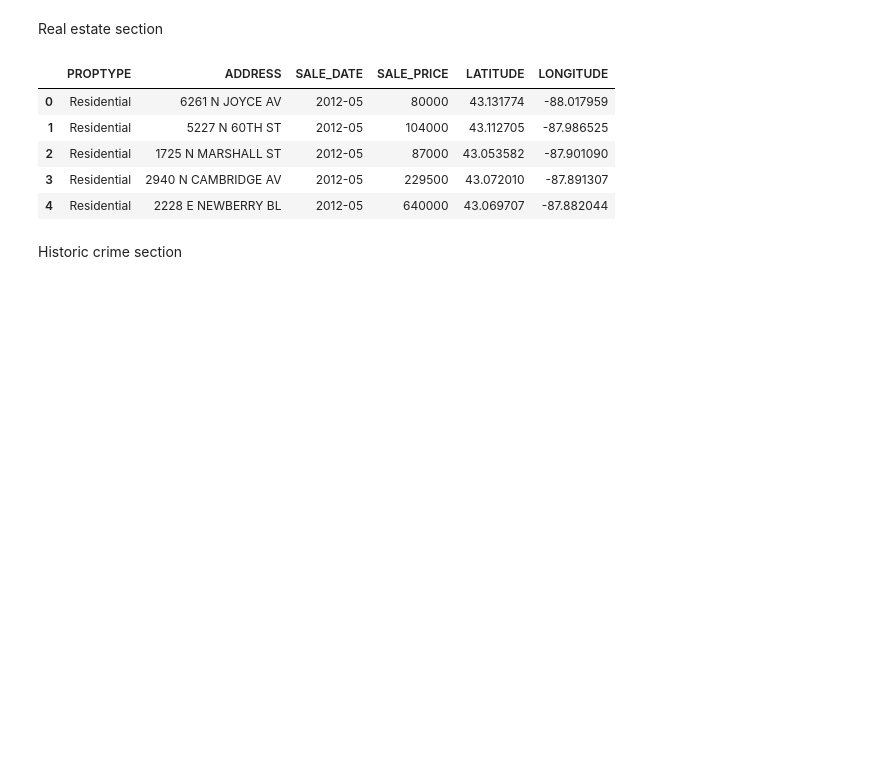
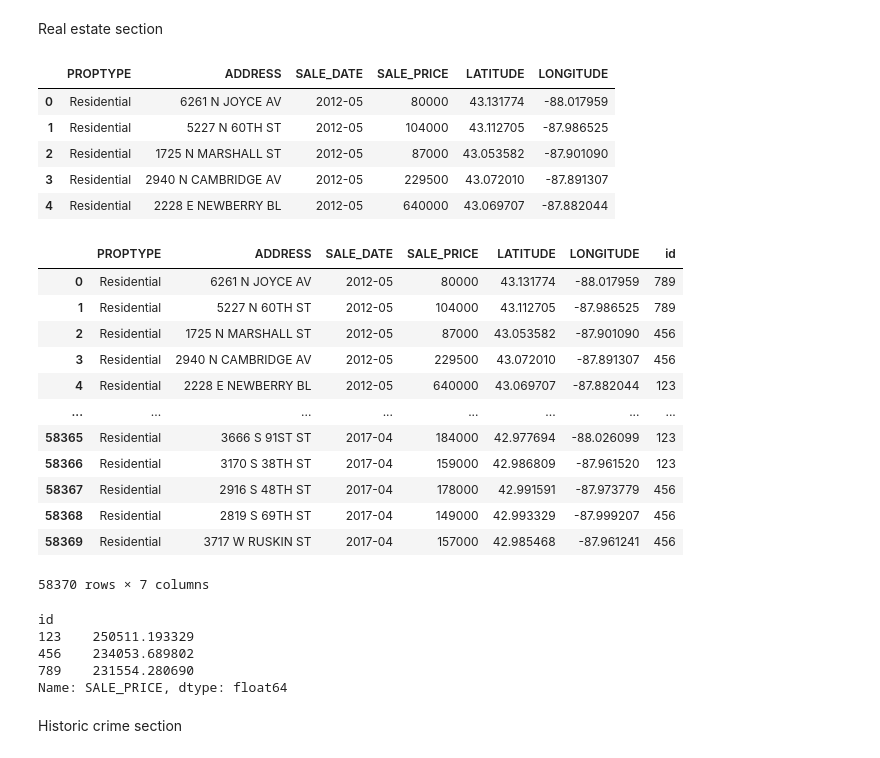
Before and after one commit to ecarrasco07/CrimeReportDS, a Jupyter notebook: analysis/EDA.ipynb, the cells around one changed output. Saved outputs shown, nothing was run; the diff lists cells and outputs as text; code cells hidden in the pictures; blank space fills up the shorter version.

```diff
--- a/analysis/EDA.ipynb
+++ b/analysis/EDA.ipynb
@@ -292,6 +343,37 @@ real_estate.head()
 | 2 | Residential | 1725 N MARSHALL ST | 2012-05 | 87000 | 43.053582 | -87.901090 |
 | 3 | Residential | 2940 N CAMBRIDGE AV | 2012-05 | 229500 | 43.072010 | -87.891307 |
 | 4 | Residential | 2228 E NEWBERRY BL | 2012-05 | 640000 | 43.069707 | -87.882044 |
+# %%
+import random
+
+def assign_rand_id(row):
+    row['id'] = random.choice(['123','456','789'])
+    return row
+
+real_estate = real_estate.apply(lambda row: assign_rand_id(row),axis = 1)
+real_estate
+# %% [output]
+|  | PROPTYPE | ADDRESS | SALE_DATE | SALE_PRICE | LATITUDE | LONGITUDE | id |
+| 0 | Residential | 6261 N JOYCE AV | 2012-05 | 80000 | 43.131774 | -88.017959 | 789 |
+| 1 | Residential | 5227 N 60TH ST | 2012-05 | 104000 | 43.112705 | -87.986525 | 789 |
+| 2 | Residential | 1725 N MARSHALL ST | 2012-05 | 87000 | 43.053582 | -87.901090 | 456 |
+| 3 | Residential | 2940 N CAMBRIDGE AV | 2012-05 | 229500 | 43.072010 | -87.891307 | 456 |
+| 4 | Residential | 2228 E NEWBERRY BL | 2012-05 | 640000 | 43.069707 | -87.882044 | 123 |
+| ... | ... | ... | ... | ... | ... | ... | ... |
+| 58365 | Residential | 3666 S 91ST ST | 2017-04 | 184000 | 42.977694 | -88.026099 | 123 |
+| 58366 | Residential | 3170 S 38TH ST | 2017-04 | 159000 | 42.986809 | -87.961520 | 123 |
+| 58367 | Residential | 2916 S 48TH ST | 2017-04 | 178000 | 42.991591 | -87.973779 | 456 |
+| 58368 | Residential | 2819 S 69TH ST | 2017-04 | 149000 | 42.993329 | -87.999207 | 456 |
+| 58369 | Residential | 3717 W RUSKIN ST | 2017-04 | 157000 | 42.985468 | -87.961241 | 456 |
+58370 rows × 7 columns
+# %%
+real_estate.groupby('id')['SALE_PRICE'].mean()
+# %% [output]
+id
+123    250511.193329
+456    234053.689802
+789    231554.280690
+Name: SALE_PRICE, dtype: float64
 # %% [markdown]
 Historic crime section
 # %%
```
Also changed, not shown: parts of 18 cells of this notebook.
